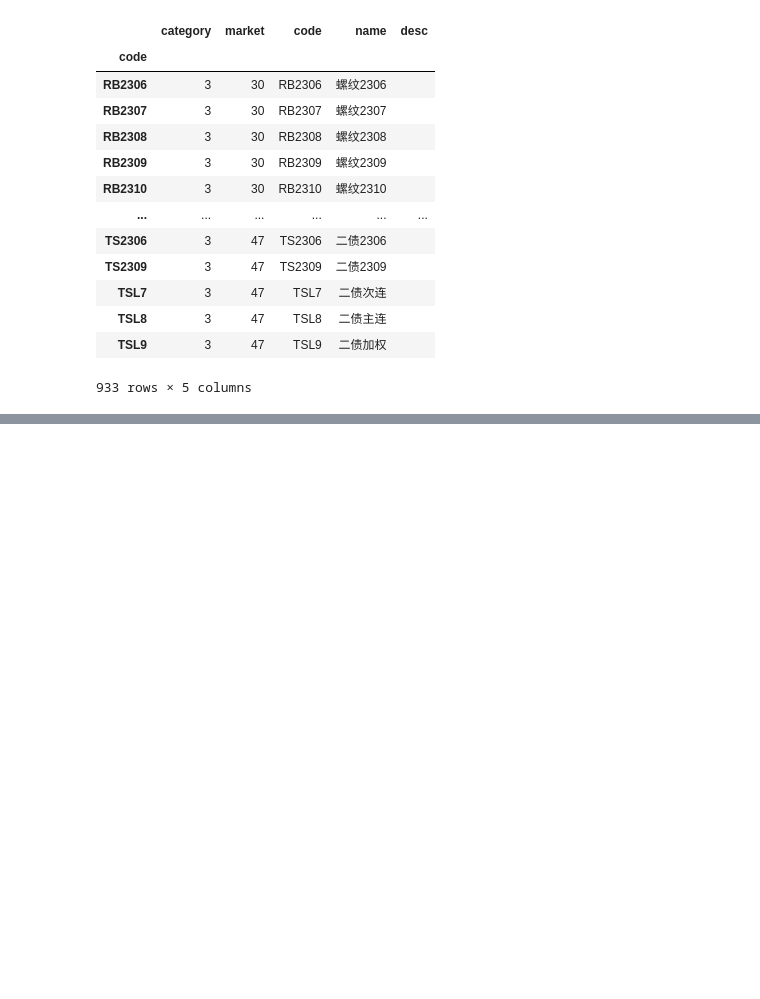
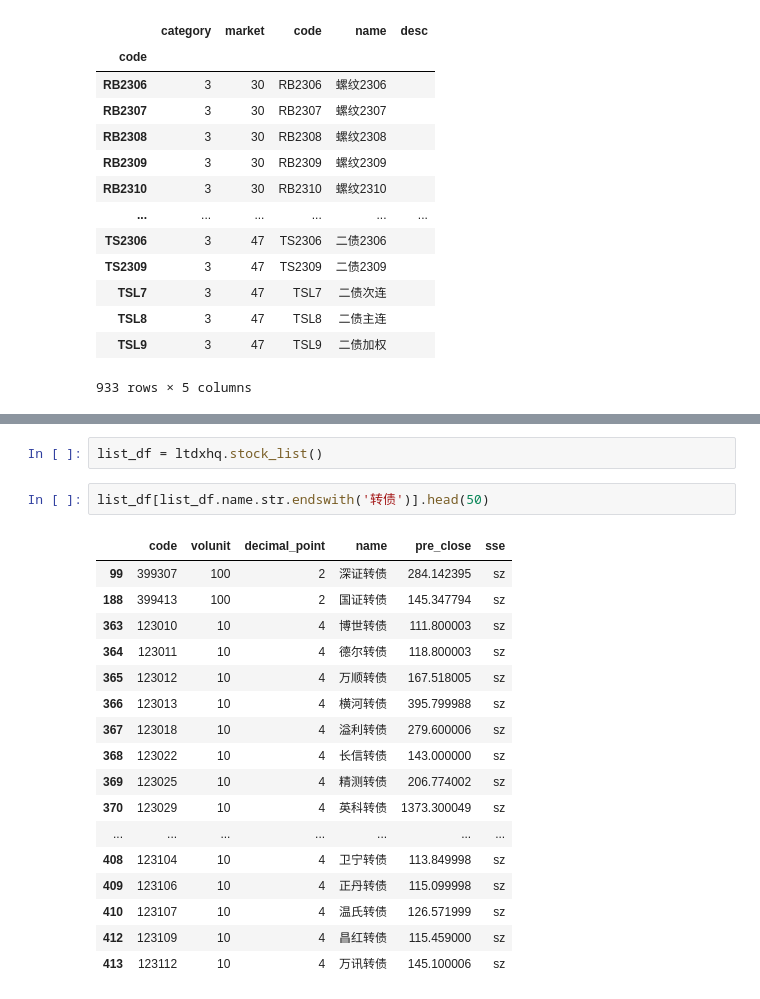
Before and after one commit to xtwxfxk/left5, a Jupyter notebook: fin/option/tdx_xxx-rb23xx.ipynb, the cells around one changed output, grey strips where cells are left out. Cells and saved outputs as stored; diff of their text form; blank space fills up the shorter version.

```diff
--- a/fin/option/tdx_xxx-rb23xx.ipynb
+++ b/fin/option/tdx_xxx-rb23xx.ipynb
@@ -267,0 +361,22 @@ code_df.query('market==42 or market==28 or market==29 or market==30 or market==4
+# %%
+list_df = ltdxhq.stock_list()
+# %%
+list_df[list_df.name.str.endswith('转债')].head(50)
+# %% [output]
+|  | code | volunit | decimal_point | name | pre_close | sse |
+| 99 | 399307 | 100 | 2 | 深证转债 | 284.142395 | sz |
+| 188 | 399413 | 100 | 2 | 国证转债 | 145.347794 | sz |
+| 363 | 123010 | 10 | 4 | 博世转债 | 111.800003 | sz |
+| 364 | 123011 | 10 | 4 | 德尔转债 | 118.800003 | sz |
+| 365 | 123012 | 10 | 4 | 万顺转债 | 167.518005 | sz |
+| 366 | 123013 | 10 | 4 | 横河转债 | 395.799988 | sz |
+| 367 | 123018 | 10 | 4 | 溢利转债 | 279.600006 | sz |
+| 368 | 123022 | 10 | 4 | 长信转债 | 143.000000 | sz |
+| 369 | 123025 | 10 | 4 | 精测转债 | 206.774002 | sz |
+| 370 | 123029 | 10 | 4 | 英科转债 | 1373.300049 | sz |
+| ... | ... | ... | ... | ... | ... | ... |
+| 408 | 123104 | 10 | 4 | 卫宁转债 | 113.849998 | sz |
+| 409 | 123106 | 10 | 4 | 正丹转债 | 115.099998 | sz |
+| 410 | 123107 | 10 | 4 | 温氏转债 | 126.571999 | sz |
+| 412 | 123109 | 10 | 4 | 昌红转债 | 115.459000 | sz |
+| 413 | 123112 | 10 | 4 | 万讯转债 | 145.100006 | sz |
```
Also changed, not shown: parts of 20 cells of this notebook, 54 other files.
